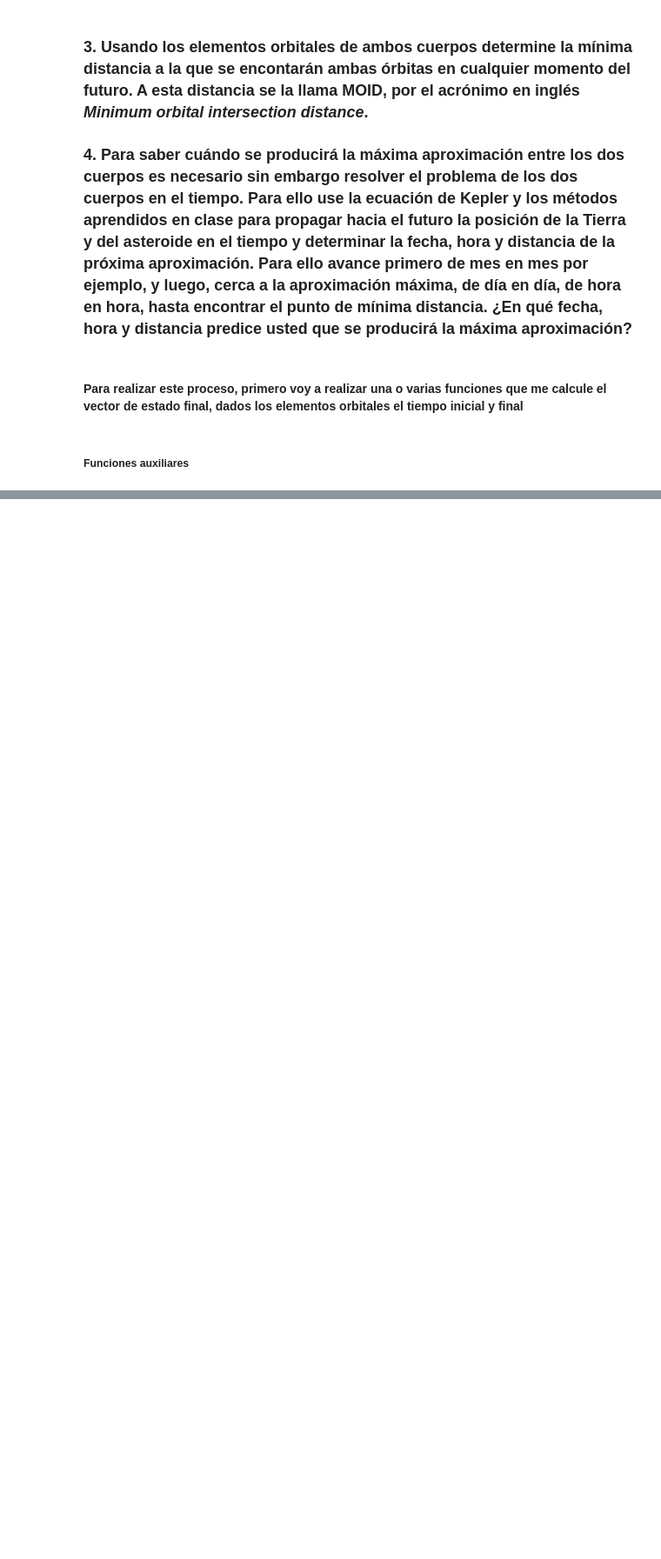
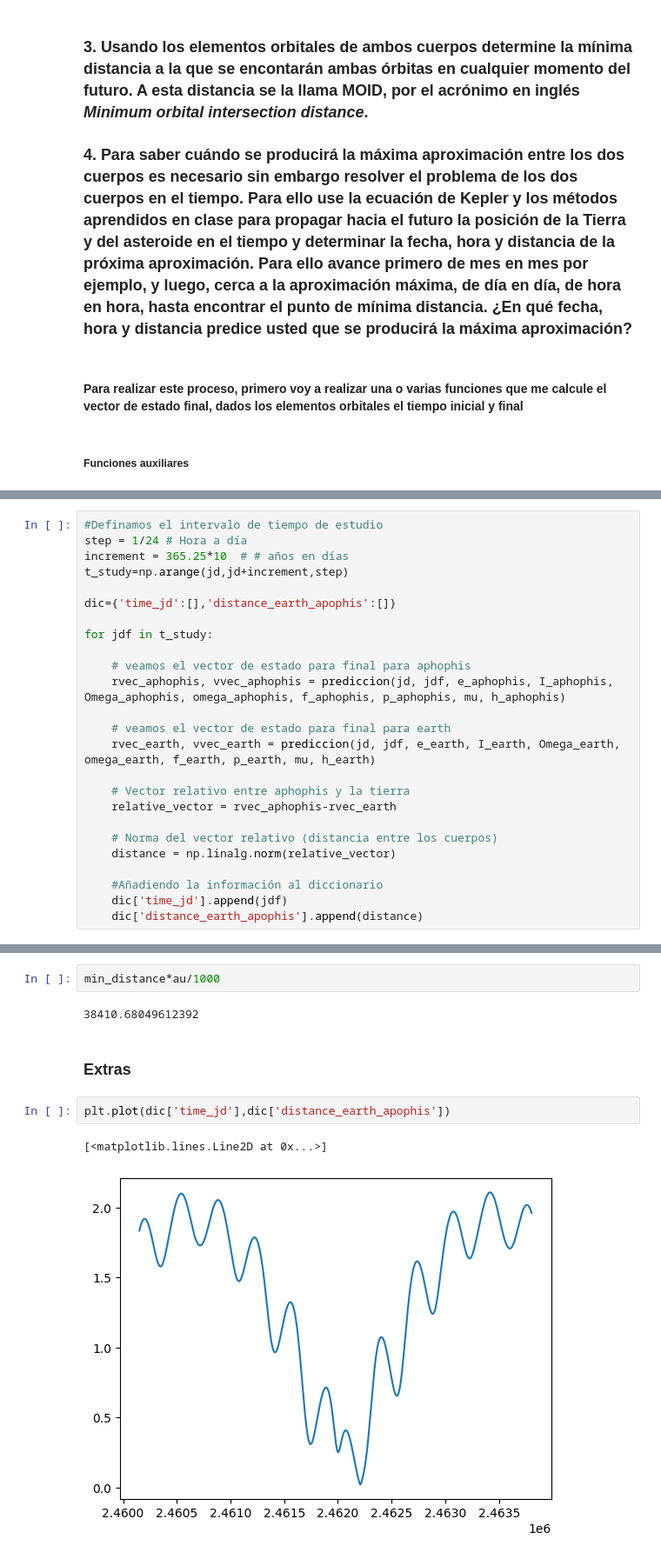
Before and after one commit to andromedalactea/celestial_mechanics, a Jupyter notebook: scripts/Homeworks/MC_Tarea3_AproximacionApophis.ipynb, the cells around one changed output, grey strips where cells are left out. Shown at 87% size. Saved outputs shown, nothing was run; the diff lists cells and outputs as text; blank space fills up the shorter version.

```diff
--- a/scripts/Homeworks/MC_Tarea3_AproximacionApophis.ipynb
+++ b/scripts/Homeworks/MC_Tarea3_AproximacionApophis.ipynb
@@ -350,0 +420,25 @@ Table masked=True length=1
+# %%
+#Definamos el intervalo de tiempo de estudio
+step = 1/24 # Hora a día
+increment = 365.25*10  # # años en días
+t_study=np.arange(jd,jd+increment,step)
+
+dic={'time_jd':[],'distance_earth_apophis':[]}
+
+for jdf in t_study:
+
+    # veamos el vector de estado para final para aphophis
+    rvec_aphophis, vvec_aphophis = prediccion(jd, jdf, e_aphophis, I_aphophis, Omega_aphophis, omega_aphophis, f_aphophis, p_aphophis, mu, h_aphophis)
+
+    # veamos el vector de estado para final para earth
+    rvec_earth, vvec_earth = prediccion(jd, jdf, e_earth, I_earth, Omega_earth, omega_earth, f_earth, p_earth, mu, h_earth)
+
+    # Vector relativo entre aphophis y la tierra
+    relative_vector = rvec_aphophis-rvec_earth
+
+    # Norma del vector relativo (distancia entre los cuerpos)
+    distance = np.linalg.norm(relative_vector)
+
+    #Añadiendo la información al diccionario
+    dic['time_jd'].append(jdf)
+    dic['distance_earth_apophis'].append(distance)
@@ -350,0 +516,11 @@ Table masked=True length=1
+# %%
+min_distance*au/1000
+# %% [output]
+38410.68049612392
+# %% [markdown]
+### Extras
+# %%
+plt.plot(dic['time_jd'],dic['distance_earth_apophis'])
+# %% [output]
+[<matplotlib.lines.Line2D at 0x...>]
+[figure, added]
```
Also changed, not shown: parts of 25 cells of this notebook.
